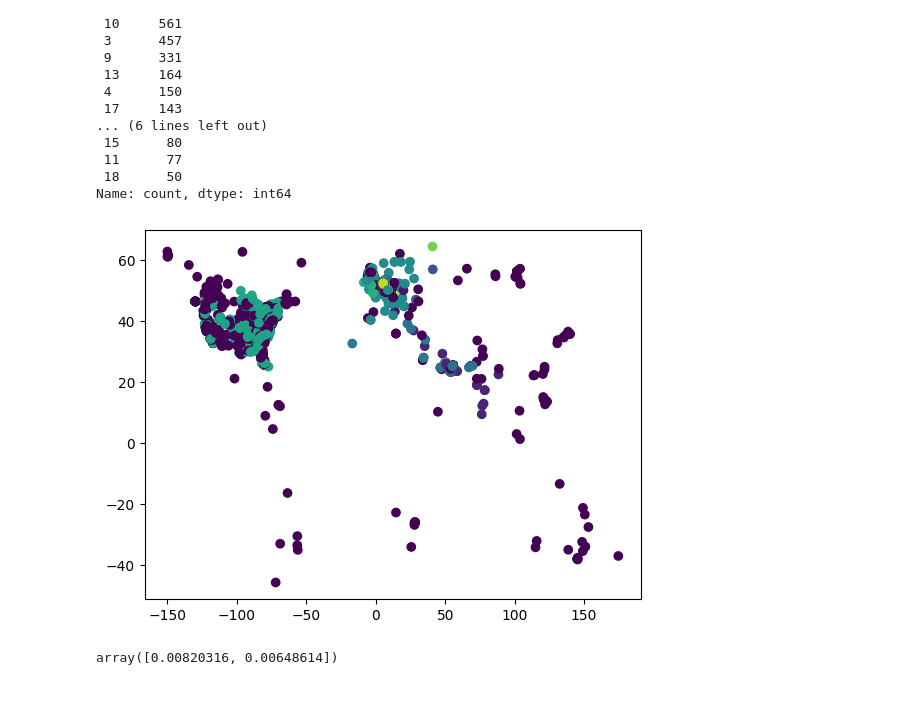
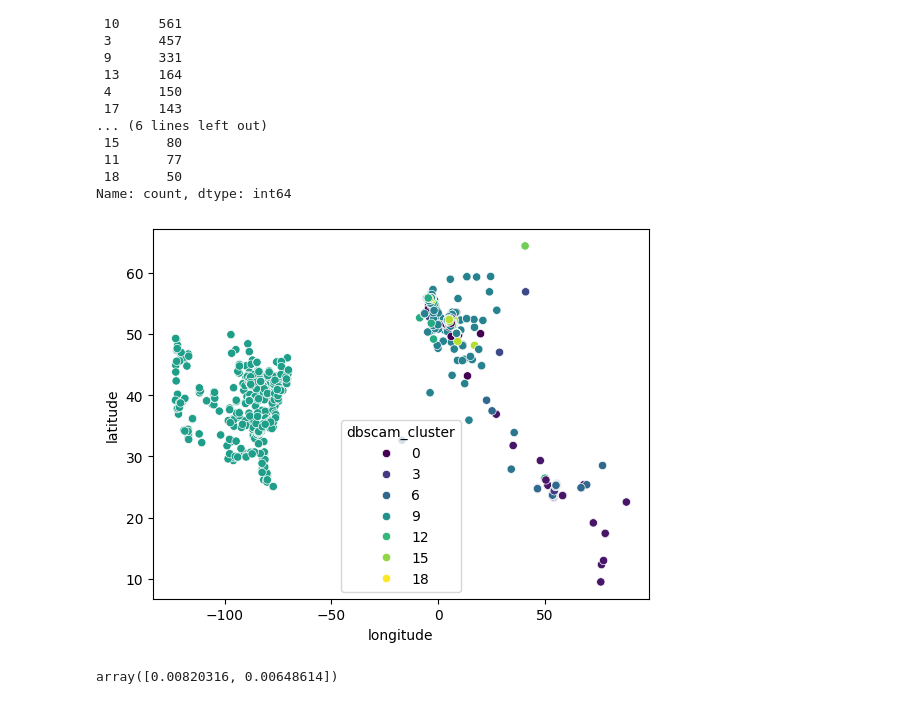
Before and after one commit to kowalskihubert/Google-Places-Clustering, a Jupyter notebook: models.ipynb, the cells around one changed output. Drawn from its saved outputs; the diff is of its cells as text; code cells hidden in the pictures.

```diff
--- a/models.ipynb
+++ b/models.ipynb
@@ -158,6 +158,6 @@ df_train_scaled.columns = df_train_scaled.columns.astype(str)
 from sklearn.cluster import DBSCAN
 dbscan = DBSCAN(eps=1.5, min_samples=50)
 dbscan.fit(df_train_scaled)
-df_train['dbscam_cluster'] = dbscan.labels_
+df_train_scaled['dbscam_cluster'] = dbscan.labels_
 # %%
 #summarize the results
@@ -183,12 +183,13 @@ Name: count, dtype: int64
 # %%
 
 
-#visualize the results on plot
-import matplotlib.pyplot as plt
-plt.scatter(df_train['longitude'],df_train['latitude'], c=df_train['dbscam_cluster'])
+#visualize the dbscan results on plot, but do not show -1
+import seaborn as sns
+
+sns.scatterplot(data=df_train[df_train_scaled['dbscam_cluster']!=-1], y='latitude', x='longitude', hue='dbscam_cluster', palette='viridis')
 plt.show()
 # %% [output]
-[figure, old version]
+[figure, new version]
 # %%
 #do pca on df_train_scaled
 # %%
```
Also changed, not shown: parts of 1 cell of this notebook.
